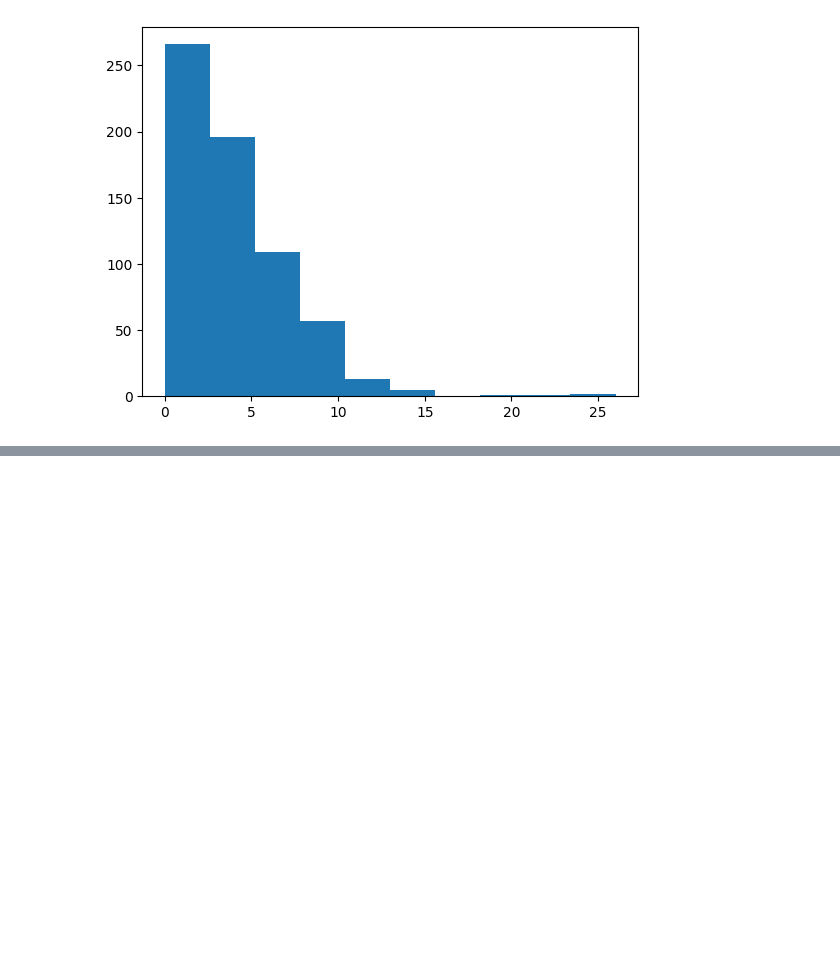
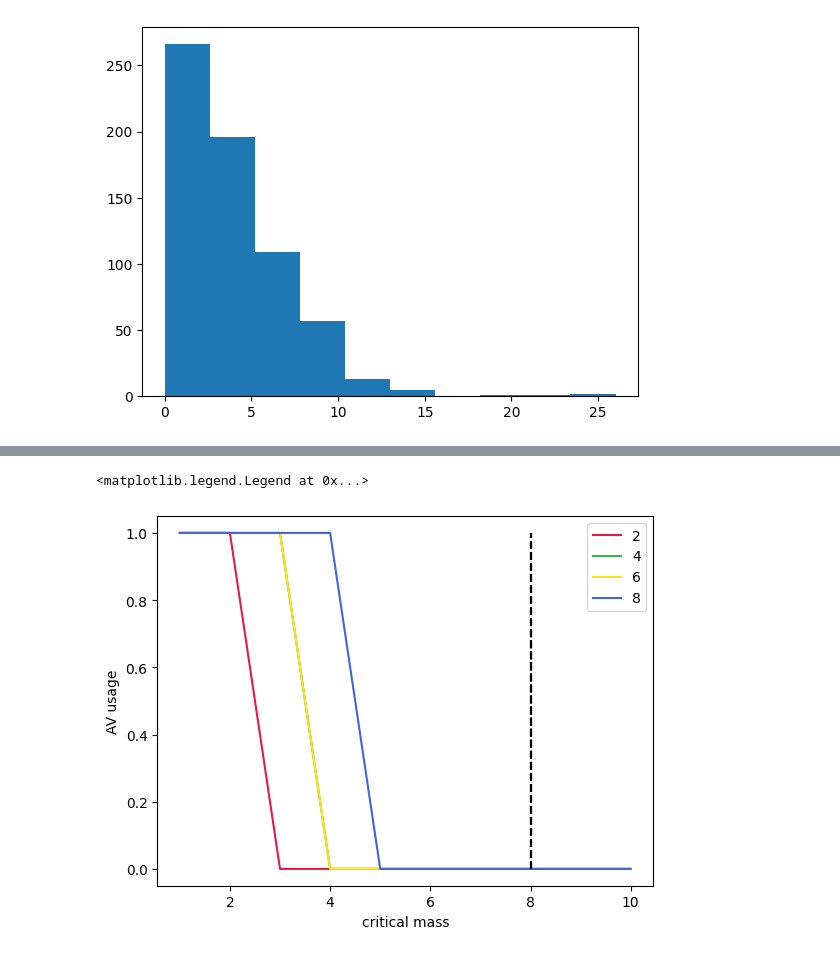
Before and after one commit to NilsGubela/Mobility_group_project, a Jupyter notebook: helper.ipynb, the cells around one changed output, grey strips where cells are left out. Cells and saved outputs as stored; diff of their text form; code cells hidden in the pictures; blank space fills up the shorter version.

Commit message:
results

```diff
--- a/helper.ipynb
+++ b/helper.ipynb
@@ -294,0 +318,26 @@ print(sum(initChoice_phoenix)/n_pop)
+# %%
+res = np.load("result_phoenix.npy")
+cm_grid = np.linspace(1,10,10)
+umax_grid = np.linspace(2,10,9)
+#umax_grid = [10]
+umax_grid = [2,4,6,8]
+
+color_list = ['#e6194B', '#3cb44b', '#ffe119', '#4363d8', '#f58231', '#911eb4', '#42d4f4', '#f032e6', '#bfef45', '#fabed4', '#469990', '#dcbeff', '#9A6324', '#fffac8', '#800000', '#aaffc3', '#808000', '#ffd8b1', '#000075', '#a9a9a9']
+
+l = 0
+for u_max in umax_grid:
+    tmp = []
+    color = color_list[l]
+    l+=1
+    for i in range(len(res)):
+        if res[i,1] == u_max:
+            tmp.append(res[i,2])
+
+    plt.plot(cm_grid, tmp, label = u_max, color = color)
+    plt.xlabel("critical mass")
+    plt.ylabel("AV usage")
+    plt.vlines(x = 8, ymin= 0 ,ymax=1, linestyle='dashed', color = "black")
+plt.legend()
+# %% [output]
+<matplotlib.legend.Legend at 0x...>
+[figure, added]
```
Also changed, not shown: parts of 6 cells of this notebook, 39 other files.
